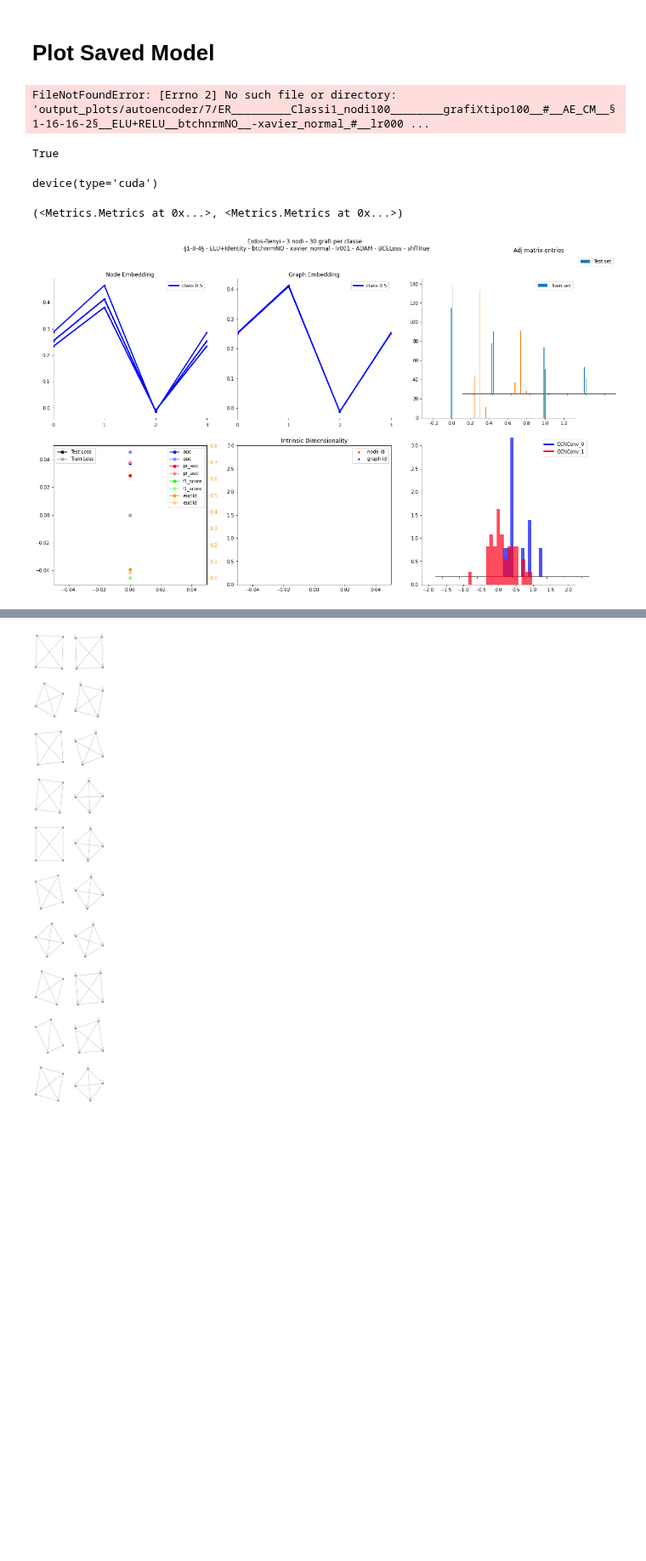
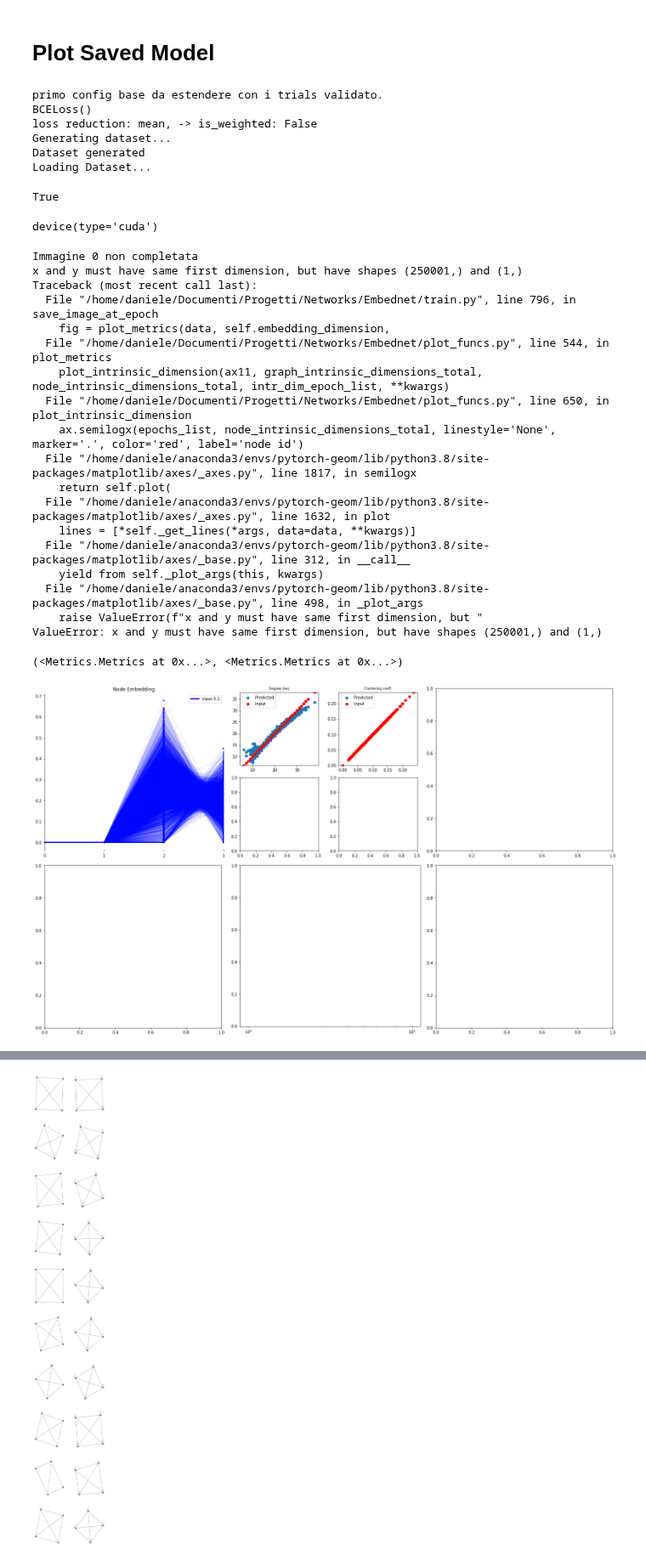
Before and after one commit to dandarm/Embednet, a Jupyter notebook: Utils.ipynb, the cells around one changed output, grey strips where cells are left out. Shown at 85% size. Cells and saved outputs as stored; diff of their text form; code cells hidden in the pictures; blank space fills up the shorter version.

```diff
--- a/Utils.ipynb
+++ b/Utils.ipynb
@@ -147,7 +328,7 @@ def sample_from_pij(p_ij):
 #gc = GridConfigurations(config_class, diz_trials)
 #gc.make_configs()
 #config_class = gc.configs[0]
-base_path = Path("output_plots/autoencoder/7/")
+base_path = Path("output_plots/autoencoder/8/")
 
 path = base_path / "best-Grafi-ER________Classi4_nodi10_________grafiXtipo3____AE_CM__layers§1-64-64-64-32§__ELU__btchnrmSI__-xavier_normal_lr00001_ADAM/model"
 path = base_path / "Grafi-ER________Classi4_nodi10_________grafiXtipo3____AE_CM__layers§1-64-64-64-32§__ELU__btchnrmSI__-xavier_normal_lr00002_ADAM/model"
@@ -164,6 +345,7 @@ path = base_path / "Reg________Classi1_nodi32_________grafiXtipo32___#__AE_CM__
 path = base_path / "Reg________Classi1_nodi10_________grafiXtipo32___#__AE_CM__§1-8-8-4§__ELU+RELU__btchnrmNO__-xavier_normal_#__lr0003_ADAM_BCELoss"
 path = base_path / "ER_________Classi1_nodi3__________grafiXtipo30___#__AE_____§1-8-4§__ELU+Identity__btchnrmNO__-xavier_normal_#__lr001_ADAM_BCELoss"
 path = base_path / "ER_________Classi1_nodi100________grafiXtipo100__#__AE_CM__§1-16-16-2§__ELU+RELU__btchnrmNO__-xavier_normal_#__lr0005_ADAM_BCELoss"
+path = base_path / "ER__[01]_Classi-1_nodi200_grafiX20___#__AE_CM______§1-16-4§________RELU+RELU__grphnorm__-orthogonal_#__lr0000751_ADAMW_BCELoss"
 
 # recupera la configurazione con cui è stato salvato il modello
 config_class, diz_trials = get_diz_trials(path / "config.yml")
@@ -179,7 +361,12 @@ trainer.embedding_dimension = trainer.model.convs[-1].out_channels
 trainer.init_dataset()
 trainer.load_dataset(trainer.gg.dataset)
 # %% [output]
-FileNotFoundError: [Errno 2] No such file or directory: 'output_plots/autoencoder/7/ER_________Classi1_nodi100________grafiXtipo100__#__AE_CM__§1-16-16-2§__ELU+RELU__btchnrmNO__-xavier_normal_#__lr000 ...
+primo config base da estendere con i trials validato.
+BCELoss()
+loss reduction: mean, -> is_weighted: False
+Generating dataset...
+Dataset generated
+Loading Dataset...
 # %%
 print(next(trainer.model.parameters()).is_cuda)
 device="cpu"
@@ -188,10 +375,28 @@ trainer.device #dataset.dataset_pyg[0].device
 True
 device(type='cuda')
 # %%
-trainer.produce_traning_snapshot(0, 0, False, [], unico_plot=True, notsave=True)
+trainer.produce_traning_snapshot(0, False, [], unico_plot=True, notsave=True)
 # %% [output]
-(<Metrics.Metrics at 0x...>, <Metrics.Metrics at 0x...>)
+Immagine 0 non completata
+x and y must have same first dimension, but have shapes (250001,) and (1,)
+Traceback (most recent call last):
+  File "/home/daniele/Documenti/Progetti/Networks/Embednet/train.py", line 796, in save_image_at_epoch
+    fig = plot_metrics(data, self.embedding_dimension,
+  File "/home/daniele/Documenti/Progetti/Networks/Embednet/plot_funcs.py", line 544, in plot_metrics
+    plot_intrinsic_dimension(ax11, graph_intrinsic_dimensions_total, node_intrinsic_dimensions_total, intr_dim_epoch_list, **kwargs)
+  File "/home/daniele/Documenti/Progetti/Networks/Embednet/plot_funcs.py", line 650, in plot_intrinsic_dimension
+    ax.semilogx(epochs_list, node_intrinsic_dimensions_total, linestyle='None', marker='.', color='red', label='node id')
+  File "/home/daniele/anaconda3/envs/pytorch-geom/lib/python3.8/site-packages/matplotlib/axes/_axes.py", line 1817, in semilogx
+    return self.plot(
+  File "/home/daniele/anaconda3/envs/pytorch-geom/lib/python3.8/site-packages/matplotlib/axes/_axes.py", line 1632, in plot
+    lines = [*self._get_lines(*args, data=data, **kwargs)]
+  File "/home/daniele/anaconda3/envs/pytorch-geom/lib/python3.8/site-packages/matplotlib/axes/_base.py", line 312, in __call__
+    yield from self._plot_args(this, kwargs)
+  File "/home/daniele/anaconda3/envs/pytorch-geom/lib/python3.8/site-packages/matplotlib/axes/_base.py", line 498, in _plot_args
+    raise ValueError(f"x and y must have same first dimension, but "
+ValueError: x and y must have same first dimension, but have shapes (250001,) and (1,)
+(<Metrics.Metrics at 0x...>, <Metrics.Metrics at 0x...>)
-[figure, old version]
+[figure, new version]
 # %%
 interv = 15
 data_loader = trainer.dataset.all_data_loader
```
Also changed, not shown: parts of 19 cells of this notebook, 17 other files.
